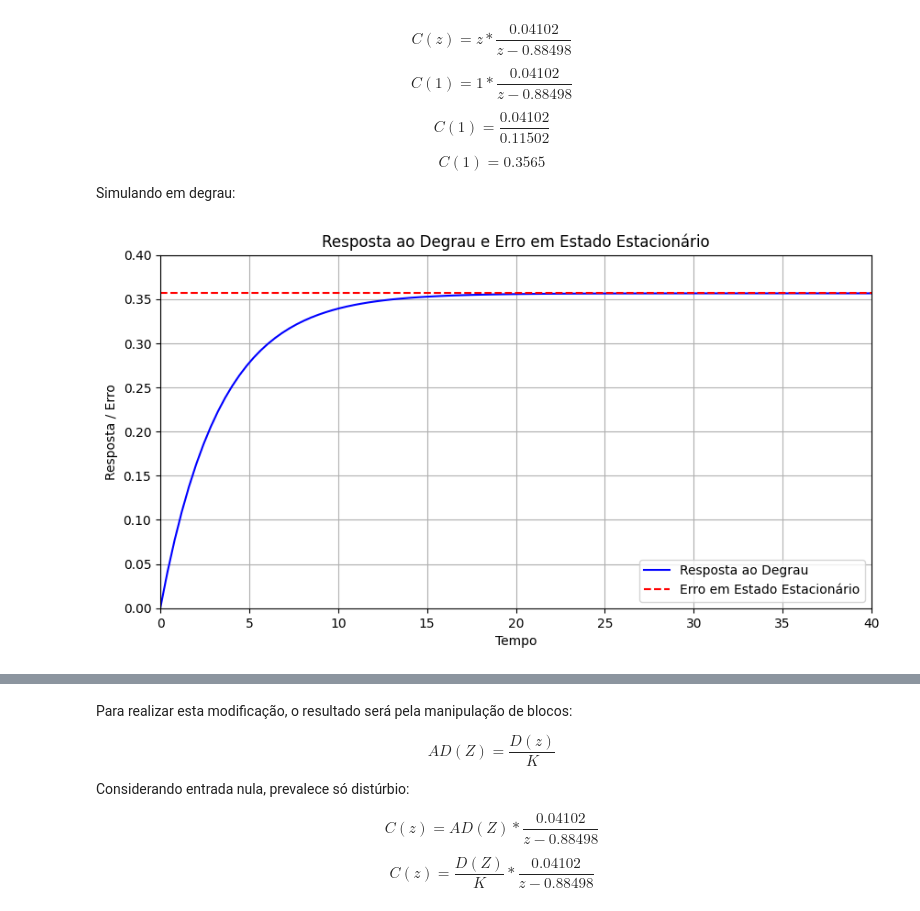
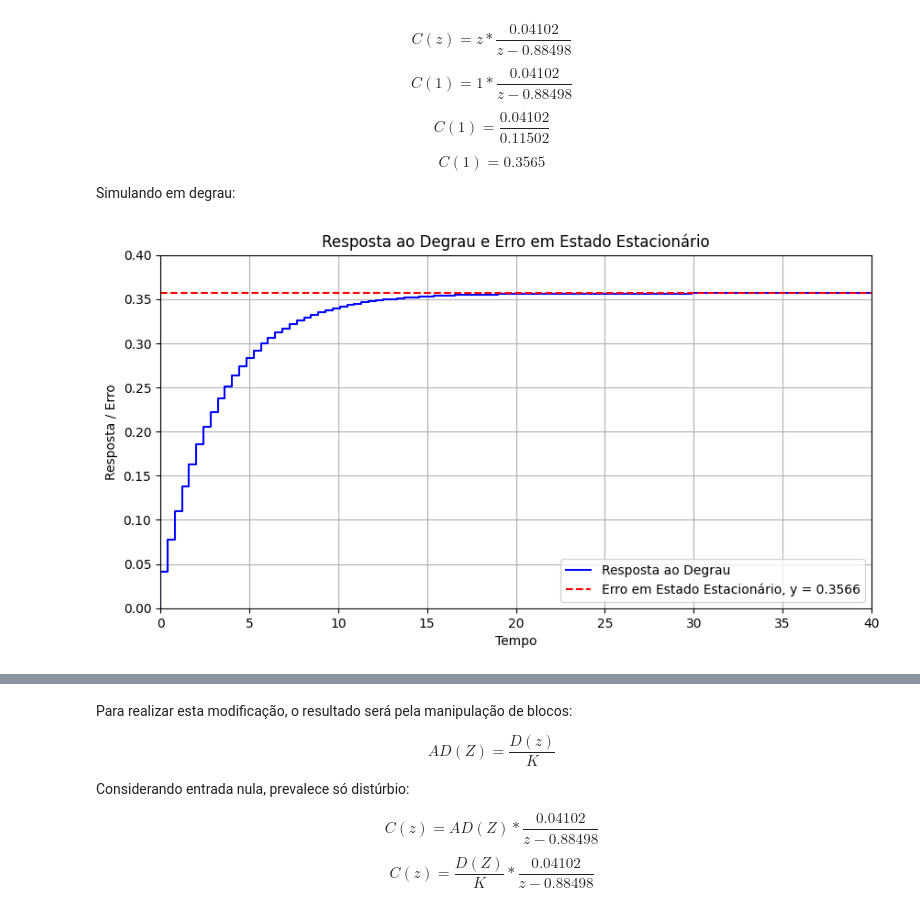
Before and after one commit to pedroivovasconcelos/controledigital, a Jupyter notebook: capitulo6.ipynb, the cells around one changed output, grey strips where cells are left out. Saved outputs shown, nothing was run; the diff lists cells and outputs as text; code cells hidden in the pictures.

```diff
--- a/capitulo6.ipynb
+++ b/capitulo6.ipynb
@@ -29,34 +29,34 @@ Simulando em degrau:
 # %%
 import numpy as np
 import matplotlib.pyplot as plt
 import control as ctl
 
 # Definindo a função de transferência do sistema
 num = [0.04102]
 den = [1, -0.88498]
 Cz = ctl.TransferFunction(num, den, True)
 
 # Definindo o tempo de simulação
 simulation_time = np.linspace(0, 40, num=100)
 
 # Cálculo erro em estado estacionário e resposta ao degrau
 s_s = ctl.step_info(Cz)['SteadyStateValue']
 T, yout = ctl.step_response(Cz, simulation_time)
 
 # Plotando a resposta ao degrau e o erro em estado estacionário
 plt.figure(figsize=(10, 5))
-plt.plot(T, yout, 'b-', label='Resposta ao Degrau')
-plt.axhline(y=s_s, color='r', linestyle='--', label='Erro em Estado Estacionário')
+plt.step(T, yout, 'b-', label='Resposta ao Degrau')
+plt.axhline(y=s_s, color='r', linestyle='--', label=f'Erro em Estado Estacionário, y = {s_s:.4f}')
 plt.title('Resposta ao Degrau e Erro em Estado Estacionário')
 plt.xlabel('Tempo')
 plt.ylabel('Resposta / Erro')
 plt.xlim(0,40)
 plt.ylim(0, 0.40)
 plt.legend()
 plt.grid(True)
 plt.show()
 # %% [output]
-[figure, old version]
+[figure, new version]
 # %% [markdown]
 2- Neste exercício o objetivo é deslocar o sinal distúrbio até a entrada antes do controlador como mostrado a seguir:
 
```
Also changed, not shown: parts of 6 cells of this notebook.
